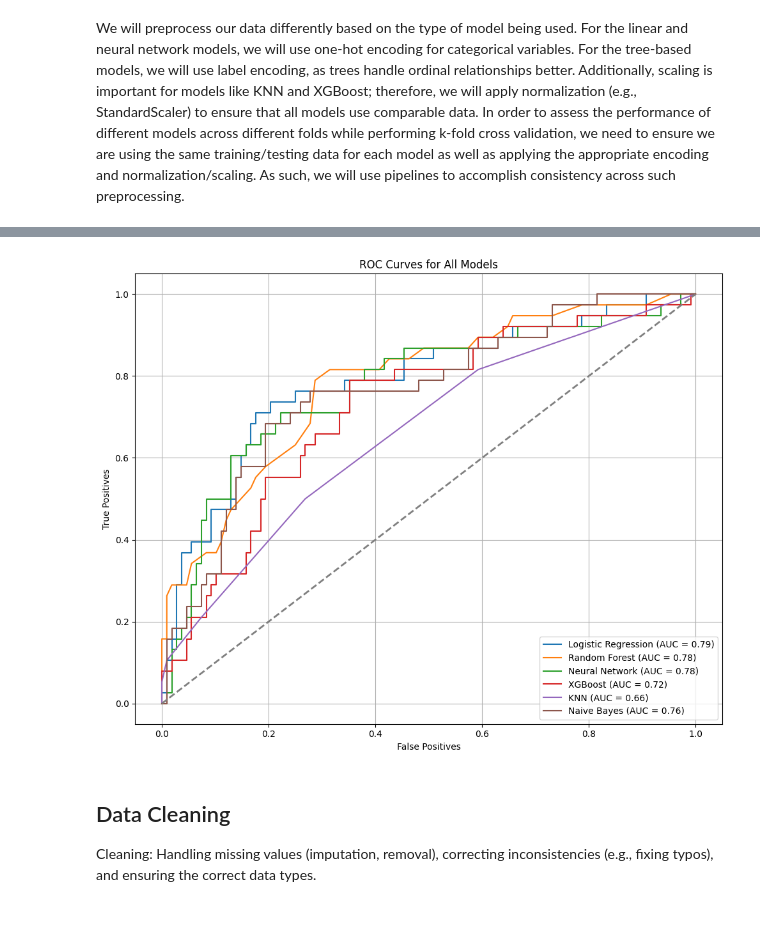
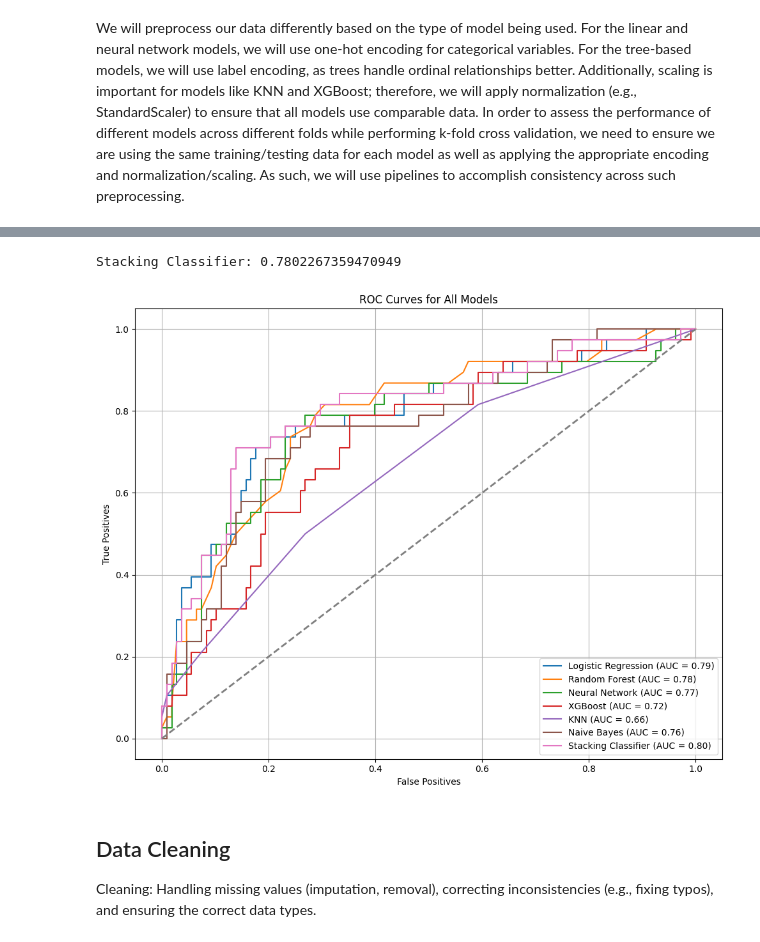
Before and after one commit to saumyad03/German-Credit-Data, a Jupyter notebook: notebooks/final_data_models.ipynb, the cells around one changed output, grey strips where cells are left out. Cells and saved outputs as stored; diff of their text form; code cells hidden in the pictures.

Commit message:
Update final_data_models.ipynb
Included stacked model implementation

```diff
--- a/notebooks/final_data_models.ipynb
+++ b/notebooks/final_data_models.ipynb
@@ -246,40 +266,60 @@ Neural Network: 0.7321303731695795
 XGBoost: 0.7747756258856873
 KNN: 0.7500330656589514
 Naive Bayes: 0.6128578176665093
+# %%
+base_learners = [
+    ('lr', lr_pipeline),
+    ('rf', rf_pipeline),
+    ('nn', nn_pipeline),
+    ('xgb', xgb_pipeline),
+    ('knn', knn_pipeline),
+    ('nb', nb_pipeline),
+]
+
+stacking_model = StackingClassifier(
+    estimators=base_learners,
+    final_estimator=LogisticRegression()
+)
+
+stacking_scores = cross_val_score(stacking_model, X, y, cv=5, scoring='accuracy')
+print(f"Stacking Classifier: {stacking_scores.mean()}")
+# %% [output]
+Stacking Classifier: 0.7802267359470949
 # %%
 X_train, X_test, y_train, y_test = train_test_split(X, y, test_size=0.2, random_state=42, stratify=y)
 
 pipelines = {
     "Logistic Regression": lr_pipeline,
     "Random Forest": rf_pipeline,
     "Neural Network": nn_pipeline,
     "XGBoost": xgb_pipeline,
     "KNN": knn_pipeline,
-    "Naive Bayes": nb_pipeline
+    "Naive Bayes": nb_pipeline,
+    "Stacking Classifier": stacking_model
 }
 
 plt.figure(figsize=(10, 8))
 
 for name, pipeline in pipelines.items():
     pipeline.fit(X_train, y_train)
     y_probs = pipeline.predict_proba(X_test)[:, 1]
 
     FP, TP, _ = roc_curve(y_test, y_probs)
     auroc_score = auc(FP, TP)
 
     plt.plot(FP, TP, label=f"{name} (AUC = {auroc_score:.2f})")
 
 plt.plot([0, 1], [0, 1], color='gray', linestyle='--', lw=2)
 plt.xlabel("False Positives")
 plt.ylabel("True Positives")
 plt.title("ROC Curves for All Models")
 plt.legend(loc="lower right")
 plt.grid()
 plt.tight_layout()
 
 plt.show()
 # %% [output]
-[figure, old version]
+[figure, new version]
 # %% [markdown]
 ## Data Cleaning
 Cleaning: Handling missing values (imputation, removal), correcting inconsistencies (e.g., fixing typos), and ensuring the correct data types.
```
Also changed, not shown: parts of 3 cells of this notebook.
